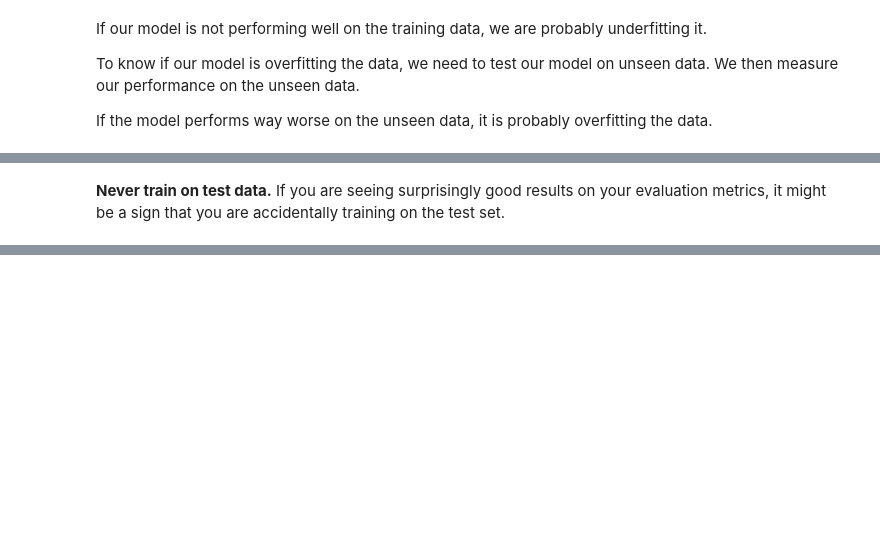
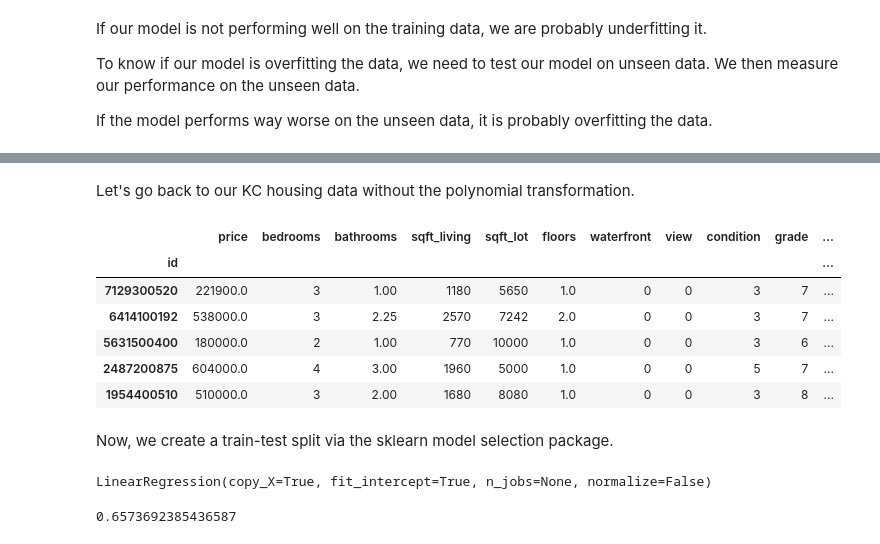
Before and after one commit to lecritch/bias_variance-sea-chi-ds, a Jupyter notebook: index.ipynb, the cells around one changed output, grey strips where cells are left out. Drawn from its saved outputs; the diff is of its cells as text; code cells hidden in the pictures; blank space fills up the shorter version.

```diff
--- a/index.ipynb
+++ b/index.ipynb
@@ -159,4 +245,20 @@ You could imagine slicing the single data set as follows:
-# %% [markdown]
-**Never train on test data.** If you are seeing surprisingly good results on your evaluation metrics, it might be a sign that you are accidentally training on the test set.
 # %% [markdown]
 <img src='https://developers.google.com/machine-learning/crash-course/images/WorkflowWithTestSet.svg' width=500/>
+# %% [markdown]
+Let's go back to our KC housing data without the polynomial transformation.
+# %%
+df = pd.read_csv('data/kc_housing.csv', index_col='id')
+
+#Date  is not in the correct format so we are dropping it for now.
+df = df.drop(['date', 'zipcode', 'lat', 'long'], axis=1)
+df.head()
+# %% [output]
+|  | price | bedrooms | bathrooms | sqft_living | sqft_lot | floors | waterfront | view | condition | grade | ... |
+| id |  |  |  |  |  |  |  |  |  |  | ... |
+| 7129300520 | 221900.0 | 3 | 1.00 | 1180 | 5650 | 1.0 | 0 | 0 | 3 | 7 | ... |
+| 6414100192 | 538000.0 | 3 | 2.25 | 2570 | 7242 | 2.0 | 0 | 0 | 3 | 7 | ... |
+| 5631500400 | 180000.0 | 2 | 1.00 | 770 | 10000 | 1.0 | 0 | 0 | 3 | 6 | ... |
+| 2487200875 | 604000.0 | 4 | 3.00 | 1960 | 5000 | 1.0 | 0 | 0 | 5 | 7 | ... |
+| 1954400510 | 510000.0 | 3 | 2.00 | 1680 | 8080 | 1.0 | 0 | 0 | 3 | 8 | ... |
+# %% [markdown]
+Now, we create a train-test split via the sklearn model selection package.
@@ -162,0 +277,10 @@ You could imagine slicing the single data set as follows:
+# %%
+# fit the model on the training set
+lr.fit(X_train, y_train)
+# %% [output]
+LinearRegression(copy_X=True, fit_intercept=True, n_jobs=None, normalize=False)
+# %%
+# Check the R^2 of the training data
+lr.score(X_train, y_train)
+# %% [output]
+0.6573692385436587
```
Also changed, not shown: parts of 44 cells of this notebook, 4 other files.
